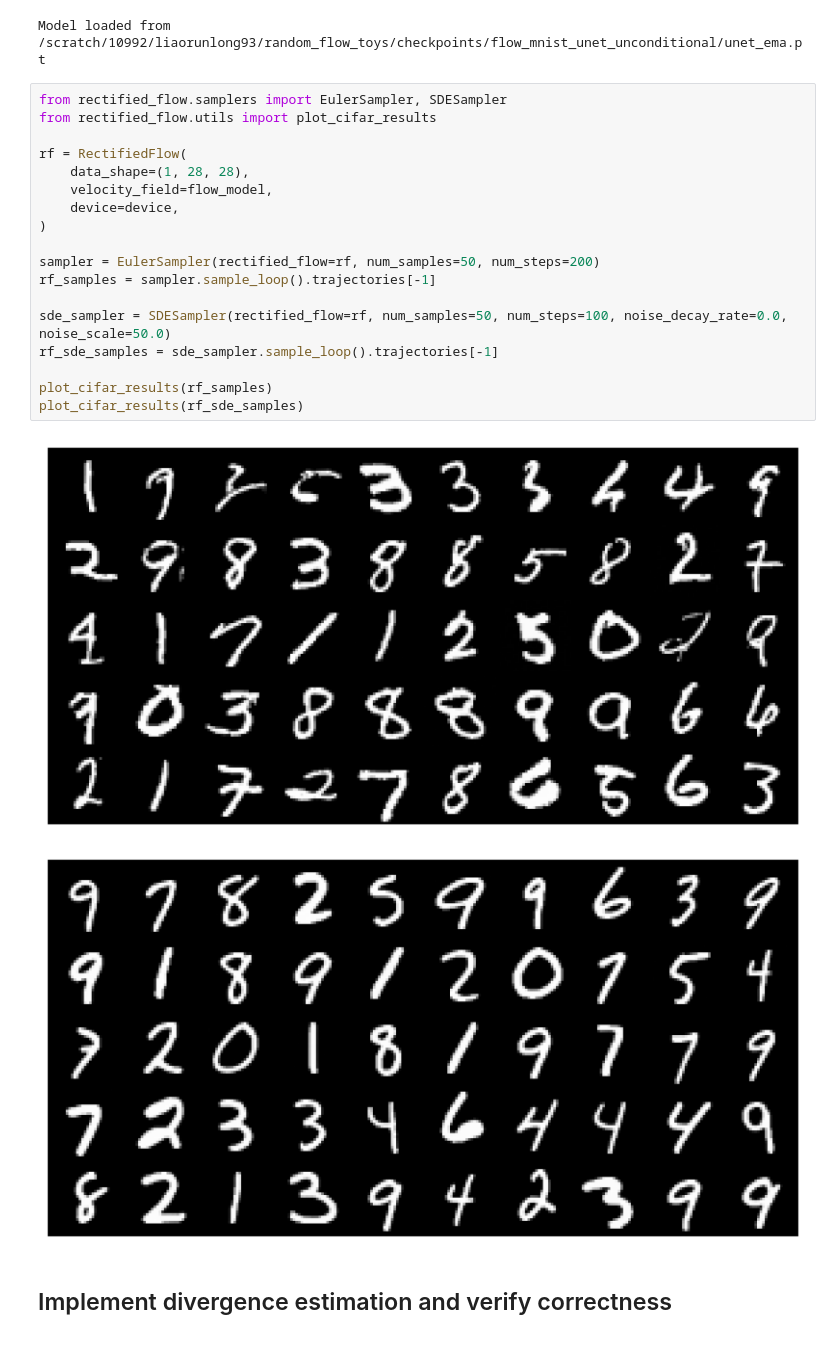
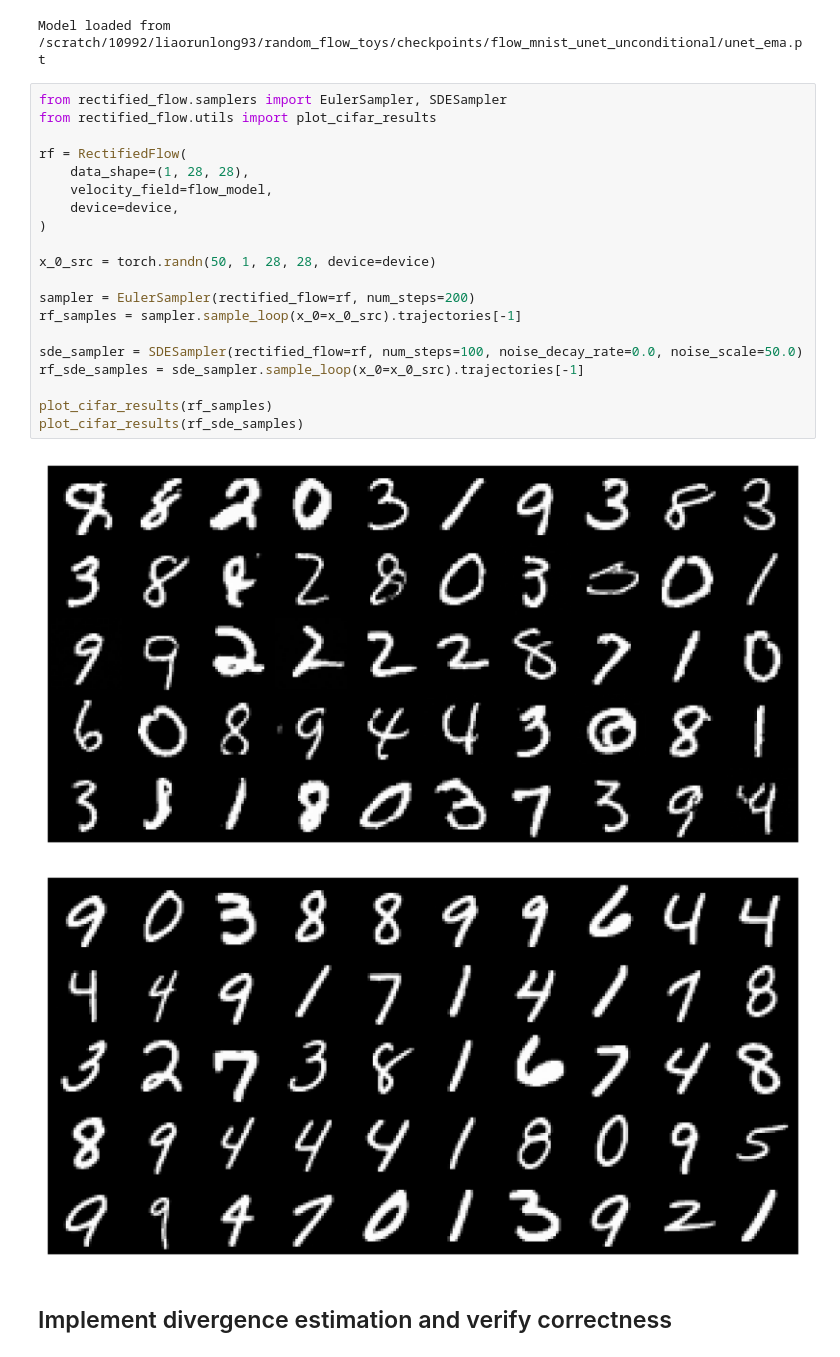
Before and after one commit to CyberDragon93/random_flow_toys, a Jupyter notebook: mnist_flow_divergence.ipynb, the cells around one changed output. Cells and saved outputs as stored; diff of their text form.

```diff
--- a/mnist_flow_divergence.ipynb
+++ b/mnist_flow_divergence.ipynb
@@ -51,24 +51,26 @@ Model loaded from /scratch/10992/liaorunlong93/random_flow_toys/checkpoints/flow
 # %%
 from rectified_flow.samplers import EulerSampler, SDESampler
 from rectified_flow.utils import plot_cifar_results
 
 rf = RectifiedFlow(
     data_shape=(1, 28, 28),
     velocity_field=flow_model,
     device=device,
 )
 
-sampler = EulerSampler(rectified_flow=rf, num_samples=50, num_steps=200)
-rf_samples = sampler.sample_loop().trajectories[-1]
+x_0_src = torch.randn(50, 1, 28, 28, device=device)
 
-sde_sampler = SDESampler(rectified_flow=rf, num_samples=50, num_steps=100, noise_decay_rate=0.0, noise_scale=50.0)
-rf_sde_samples = sde_sampler.sample_loop().trajectories[-1]
+sampler = EulerSampler(rectified_flow=rf, num_steps=200)
+rf_samples = sampler.sample_loop(x_0=x_0_src).trajectories[-1]
+
+sde_sampler = SDESampler(rectified_flow=rf, num_steps=100, noise_decay_rate=0.0, noise_scale=50.0)
+rf_sde_samples = sde_sampler.sample_loop(x_0=x_0_src).trajectories[-1]
 
 plot_cifar_results(rf_samples)
 plot_cifar_results(rf_sde_samples)
 # %% [output]
-[figure, old version]
+[figure, new version]
-[figure, old version]
+[figure, new version]
 # %% [markdown]
 ## Implement divergence estimation and verify correctness
 # %% [markdown]
```
Also changed, not shown: parts of 9 cells of this notebook.
